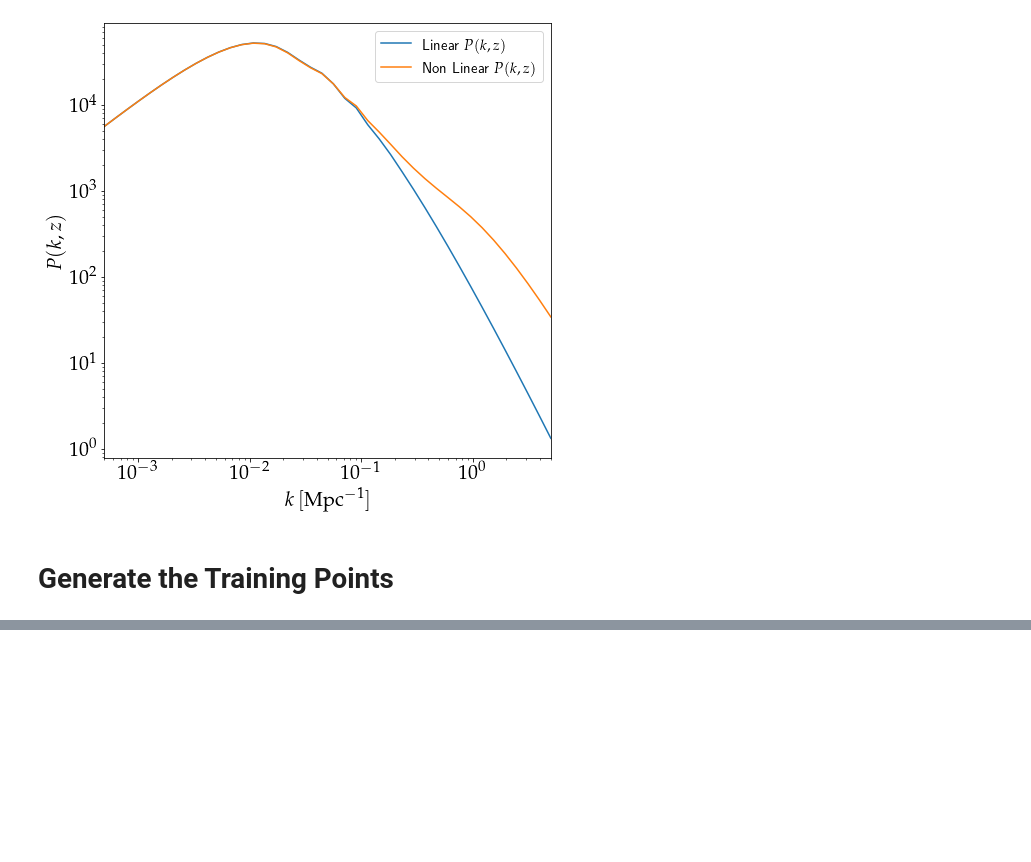
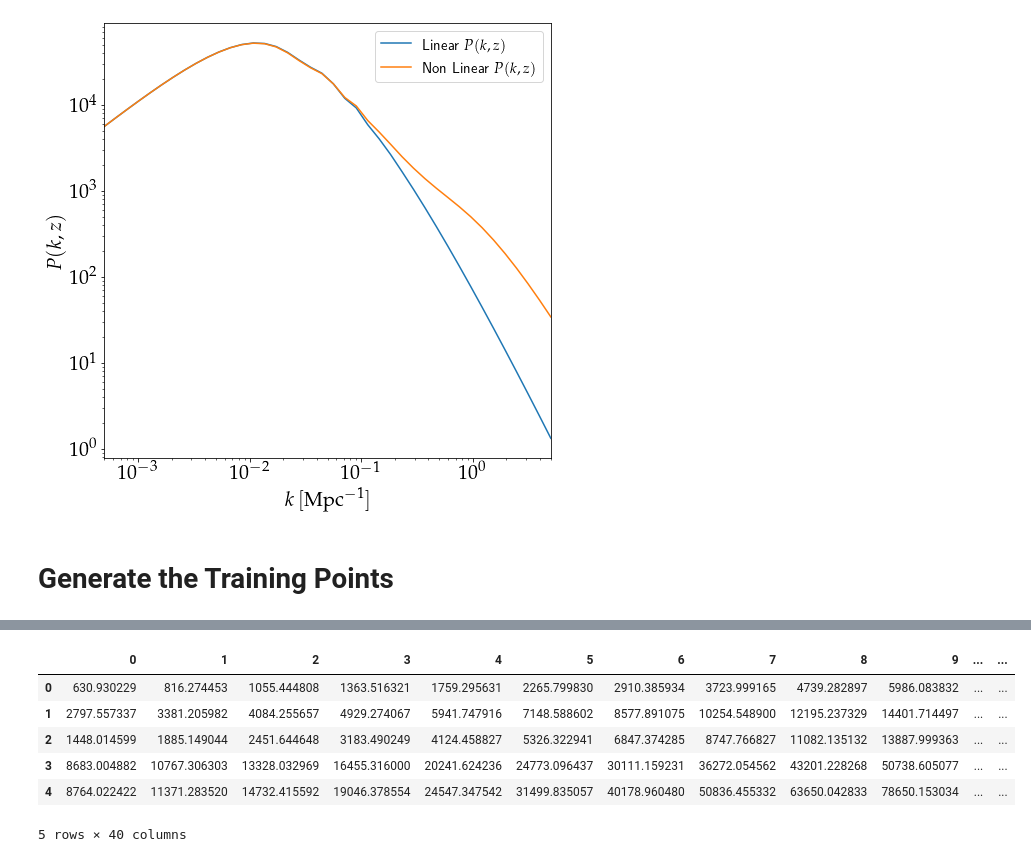
Before and after one commit to Harry45/SUPER, a Jupyter notebook: demo.ipynb, the cells around one changed output, grey strips where cells are left out. Drawn from its saved outputs; the diff is of its cells as text; code cells hidden in the pictures; blank space fills up the shorter version.

```diff
--- a/demo.ipynb
+++ b/demo.ipynb
@@ -40,0 +71,10 @@ cosmo, linear, nonlinear = calculate_power_spectrum('lhs_8', 0)
+# %%
+pk_non.head()
+# %% [output]
+|  | 0 | 1 | 2 | 3 | 4 | 5 | 6 | 7 | 8 | 9 | ... | ... |
+| 0 | 630.930229 | 816.274453 | 1055.444808 | 1363.516321 | 1759.295631 | 2265.799830 | 2910.385934 | 3723.999165 | 4739.282897 | 5986.083832 | ... | ... |
+| 1 | 2797.557337 | 3381.205982 | 4084.255657 | 4929.274067 | 5941.747916 | 7148.588602 | 8577.891075 | 10254.548900 | 12195.237329 | 14401.714497 | ... | ... |
+| 2 | 1448.014599 | 1885.149044 | 2451.644648 | 3183.490249 | 4124.458827 | 5326.322941 | 6847.374285 | 8747.766827 | 11082.135132 | 13887.999363 | ... | ... |
+| 3 | 8683.004882 | 10767.306303 | 13328.032969 | 16455.316000 | 20241.624236 | 24773.096437 | 30111.159231 | 36272.054562 | 43201.228268 | 50738.605077 | ... | ... |
+| 4 | 8764.022422 | 11371.283520 | 14732.415592 | 19046.378554 | 24547.347542 | 31499.835057 | 40178.960480 | 50836.455332 | 63650.042833 | 78650.153034 | ... | ... |
+5 rows × 40 columns
```
Also changed, not shown: parts of 19 cells of this notebook, 28 other files.
